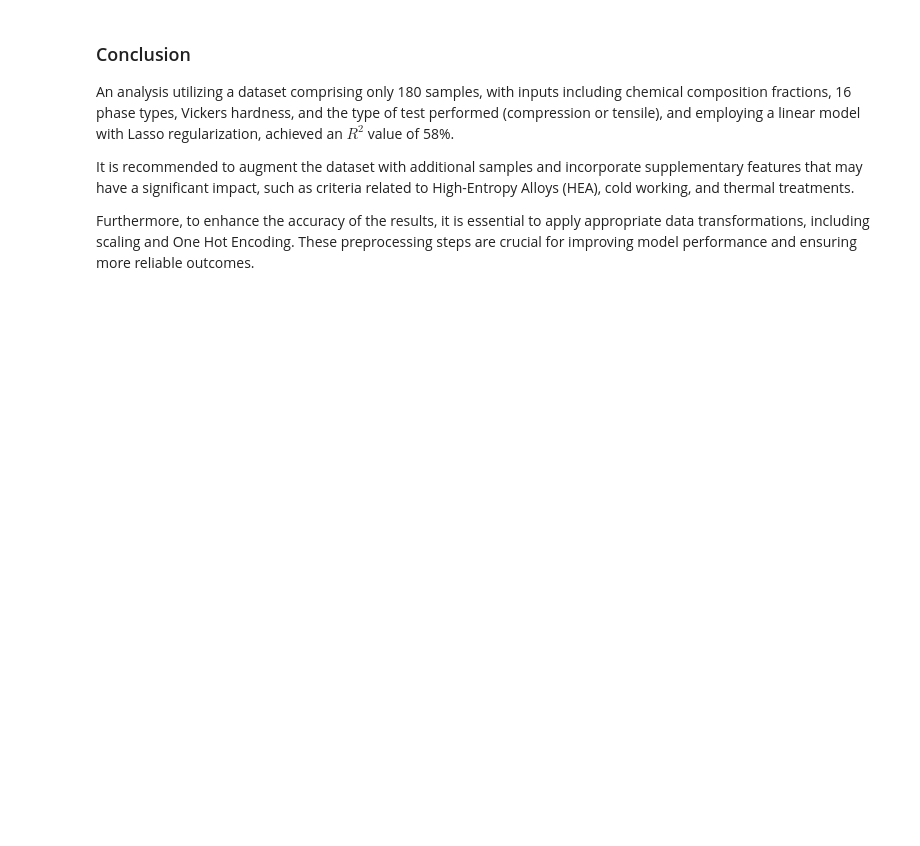
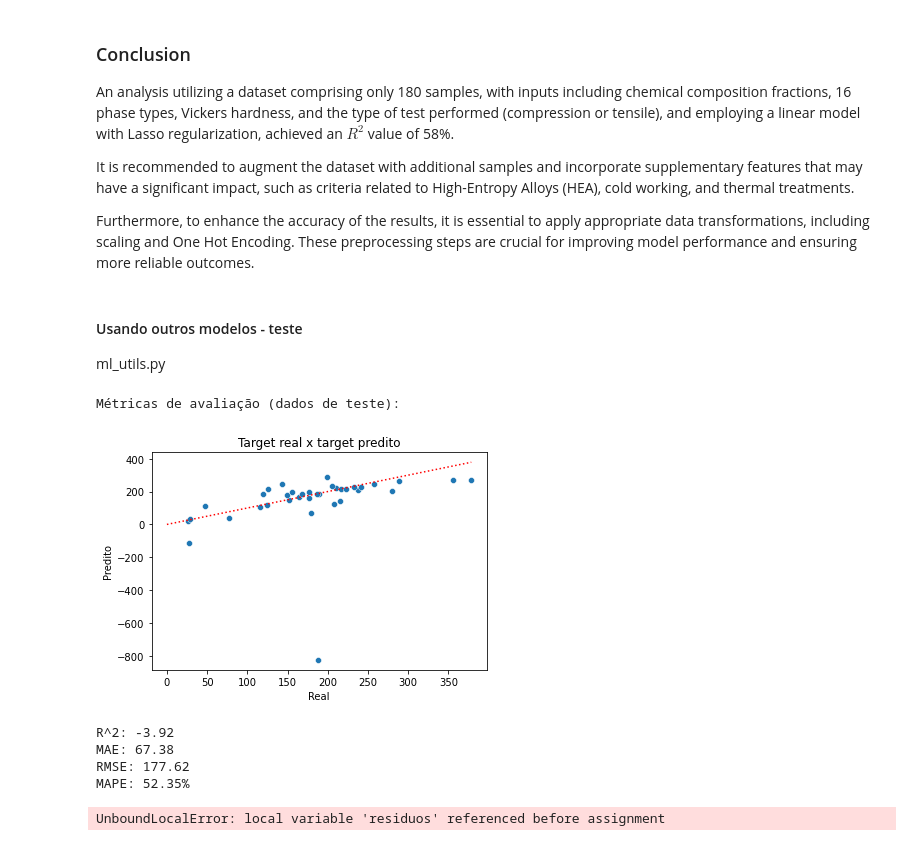
Before and after one commit to GabrielAsato/ML-HEA, a Jupyter notebook: eda_LR_Gorsse_2018.ipynb, the cells around one changed output. Cells and saved outputs as stored; diff of their text form; code cells hidden in the pictures; blank space fills up the shorter version.

```diff
--- a/eda_LR_Gorsse_2018.ipynb
+++ b/eda_LR_Gorsse_2018.ipynb
@@ -468,3 +468,7 @@ An analysis utilizing a dataset comprising only 180 samples, with inputs includi
 It is recommended to augment the dataset with additional samples and incorporate supplementary features that may have a significant impact, such as criteria related to High-Entropy Alloys (HEA), cold working, and thermal treatments.
 
 Furthermore, to enhance the accuracy of the results, it is essential to apply appropriate data transformations, including scaling and One Hot Encoding. These preprocessing steps are crucial for improving model performance and ensuring more reliable outcomes.
+# %% [markdown]
+#### Usando outros modelos - teste
+
+ml_utils.py
@@ -470,0 +477,15 @@ Furthermore, to enhance the accuracy of the results, it is essential to apply ap
+# %%
+_ = reg_lin_poly_features(X_train, y_train, X_test, y_test,
+                          deg=1,
+                          plot=True, scale_mms=False,
+                          train_metrics=False,
+                          dist_resids=False,
+                          plot_model=True)
+# %% [output]
+Métricas de avaliação (dados de teste):
+[figure, added]
+R^2: -3.92
+MAE: 67.38
+RMSE: 177.62
+MAPE: 52.35%
+UnboundLocalError: local variable 'residuos' referenced before assignment
```
Also changed, not shown: parts of 12 cells of this notebook.
